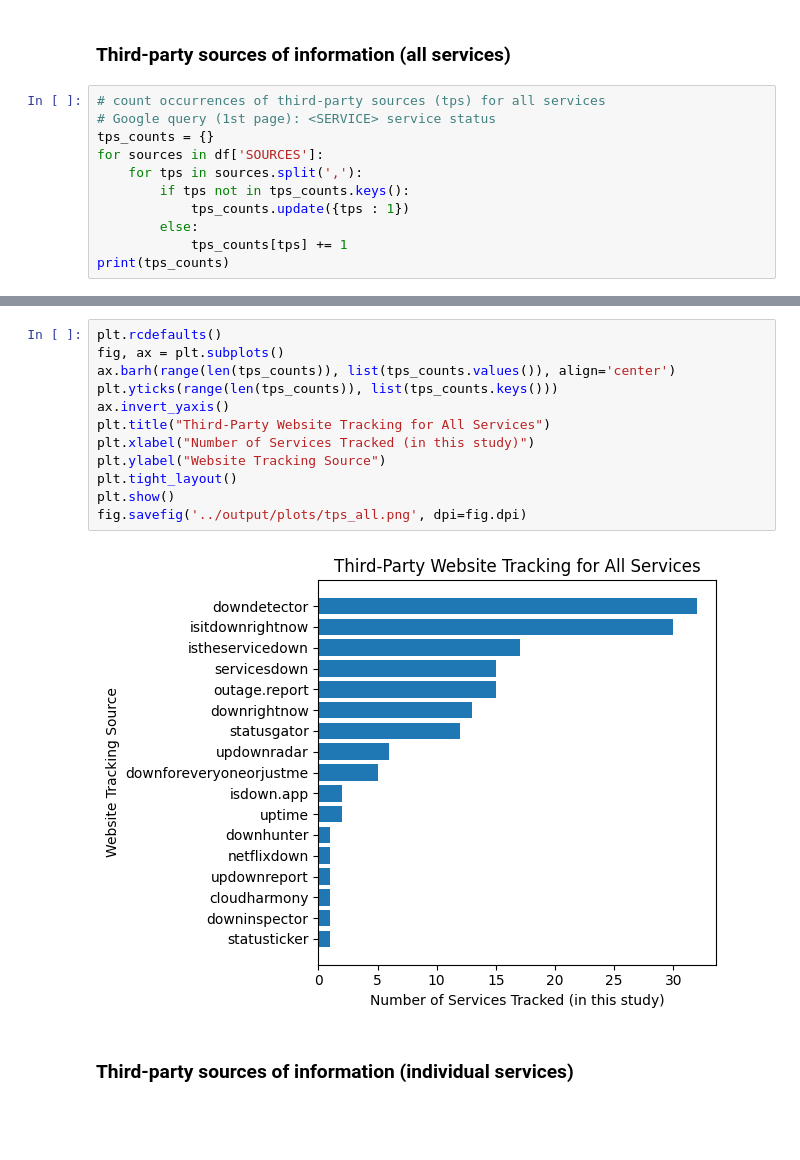
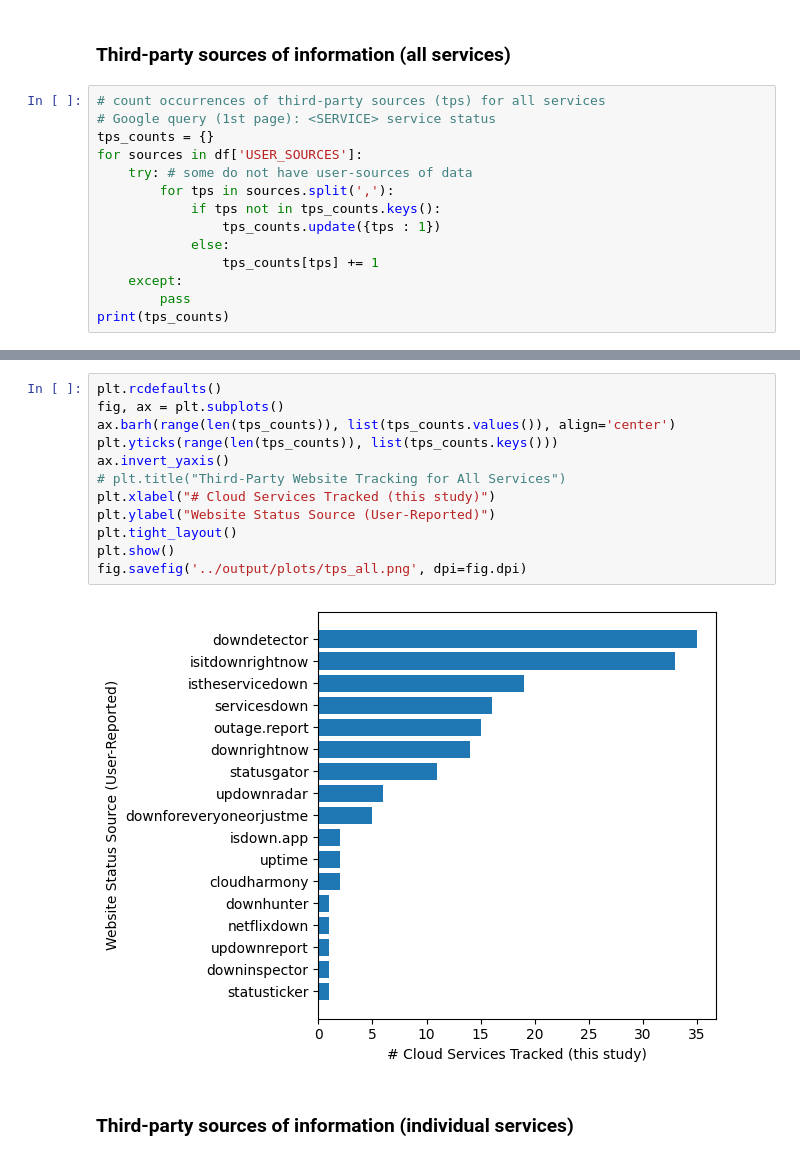
Before and after one commit to shanemin/thesis-msc-cloud-failures, a Jupyter notebook: scripts/viz_sources.ipynb, the cells around one changed output, grey strips where cells are left out. Drawn from its saved outputs; the diff is of its cells as text; blank space fills up the shorter version.

```diff
--- a/scripts/viz_sources.ipynb
+++ b/scripts/viz_sources.ipynb
@@ -18,11 +18,14 @@ df.head()
 # count occurrences of third-party sources (tps) for all services
 # Google query (1st page): <SERVICE> service status
 tps_counts = {}
-for sources in df['SOURCES']:
-    for tps in sources.split(','):
-        if tps not in tps_counts.keys():
-            tps_counts.update({tps : 1})
-        else:
-            tps_counts[tps] += 1
+for sources in df['USER_SOURCES']:
+    try: # some do not have user-sources of data
+        for tps in sources.split(','):
+            if tps not in tps_counts.keys():
+                tps_counts.update({tps : 1})
+            else:
+                tps_counts[tps] += 1
+    except:
+        pass
 print(tps_counts)
 # %% [output]
@@ -39,17 +42,17 @@ print(tps_counts)
 # %%
 plt.rcdefaults()
 fig, ax = plt.subplots()
 ax.barh(range(len(tps_counts)), list(tps_counts.values()), align='center')
 plt.yticks(range(len(tps_counts)), list(tps_counts.keys()))
 ax.invert_yaxis()
-plt.title("Third-Party Website Tracking for All Services")
-plt.xlabel("Number of Services Tracked (in this study)")
-plt.ylabel("Website Tracking Source")
+# plt.title("Third-Party Website Tracking for All Services")
+plt.xlabel("# Cloud Services Tracked (this study)")
+plt.ylabel("Website Status Source (User-Reported)")
 plt.tight_layout()
 plt.show()
 fig.savefig('../output/plots/tps_all.png', dpi=fig.dpi)
 # %% [output]
-[figure, old version]
+[figure, new version]
 # %% [markdown]
 ### Third-party sources of information (individual services)
 # %%
```
Also changed, not shown: parts of 13 cells of this notebook, 11 other files.
